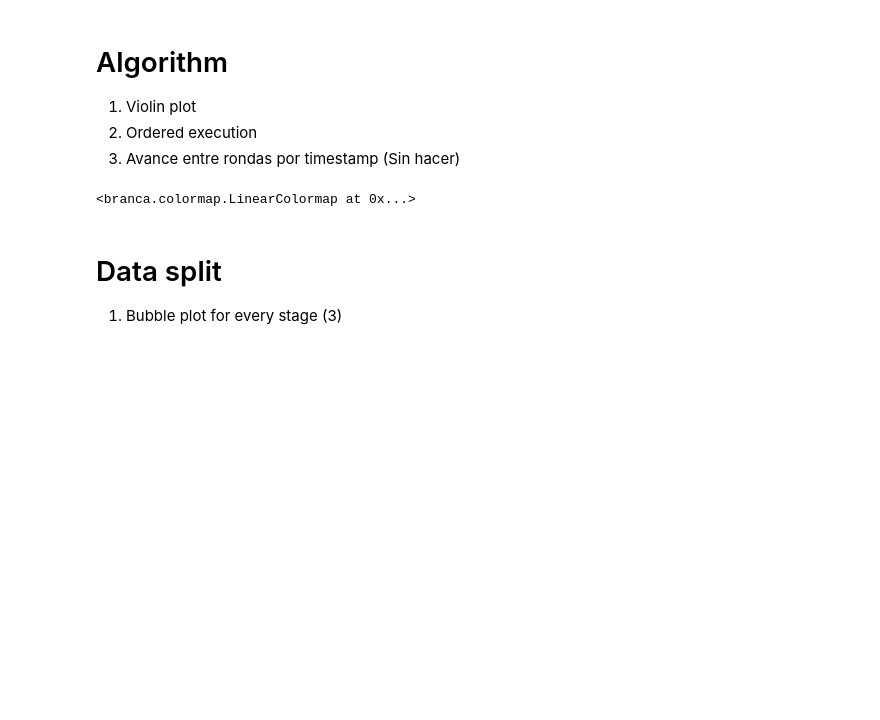
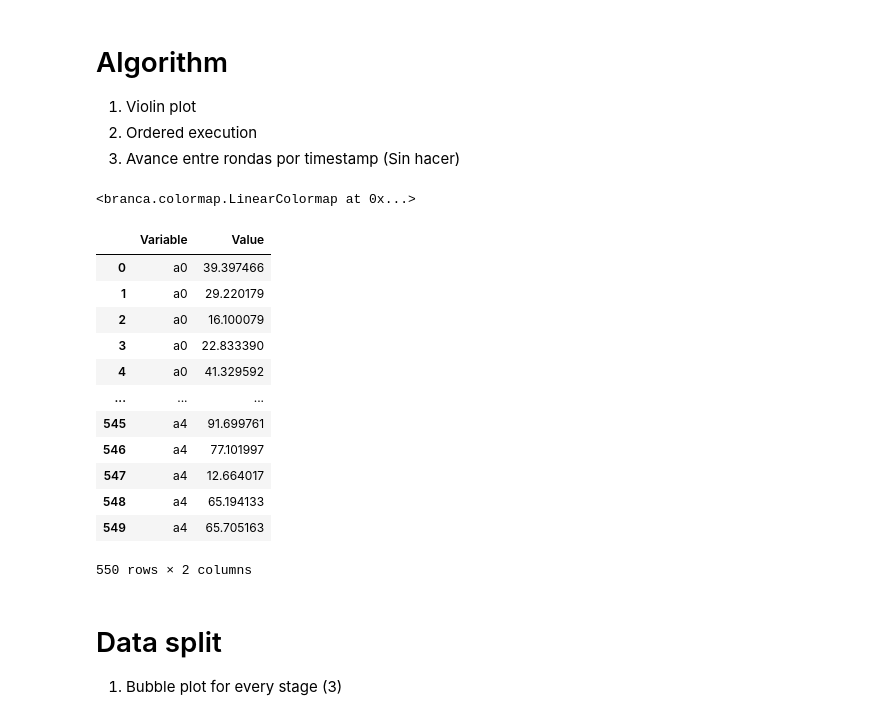
Before and after one commit to logosamuel02/tfg_samuel, a Jupyter notebook: vis/apps/aed.ipynb, the cells around one changed output. Cells and saved outputs as stored; diff of their text form; code cells hidden in the pictures; blank space fills up the shorter version.

Commit message:
variables and plot done

```diff
--- a/vis/apps/aed.ipynb
+++ b/vis/apps/aed.ipynb
@@ -61,3 +73,24 @@ fig.update_layout(title_text="Seconds to complete training round by agent")
+# %%
+def clean(var: str) -> str:
+    var = " ".join(var.split("_"))
+    return var.capitalize()
+
+df_bolos.columns = [clean(var) for var in df_bolos.columns]
+df_bolos
+# %% [output]
+|  | Variable | Value |
+| 0 | a0 | 39.397466 |
+| 1 | a0 | 29.220179 |
+| 2 | a0 | 16.100079 |
+| 3 | a0 | 22.833390 |
+| 4 | a0 | 41.329592 |
+| ... | ... | ... |
+| 545 | a4 | 91.699761 |
+| 546 | a4 | 77.101997 |
+| 547 | a4 | 12.664017 |
+| 548 | a4 | 65.194133 |
+| 549 | a4 | 65.705163 |
+550 rows × 2 columns
 # %%
 import pandas as pd
 import plotly.graph_objects as go
```
Also changed, not shown: parts of 12 cells of this notebook, 12 other files.
